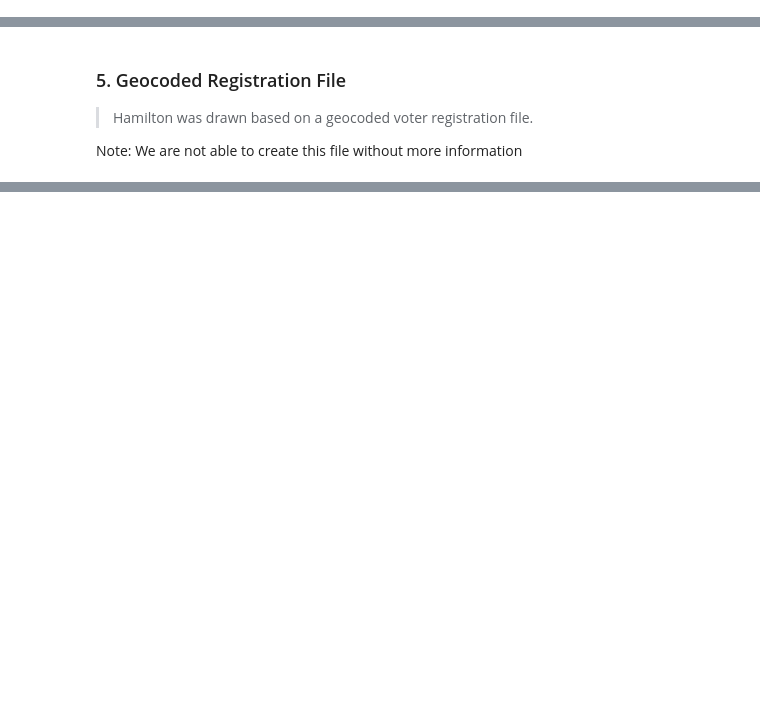
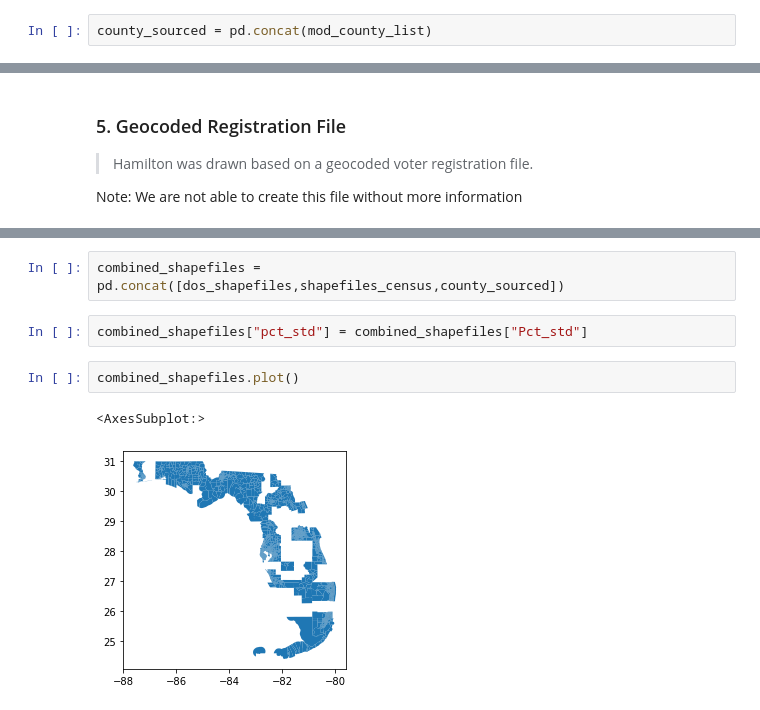
Before and after one commit to nonpartisan-redistricting-datahub/pdv-fl, a Jupyter notebook: vest-fl-2020/vest-fl-20-replication.ipynb, the cells around one changed output, grey strips where cells are left out. Saved outputs shown, nothing was run; the diff lists cells and outputs as text; blank space fills up the shorter version.

```diff
--- a/vest-fl-2020/vest-fl-20-replication.ipynb
+++ b/vest-fl-2020/vest-fl-20-replication.ipynb
@@ -862,0 +1290,2 @@ shapefiles_pasco = gp.read_file("./raw-from-source/shapefiles/counties/Pasco/Pas
+# %%
+county_sourced = pd.concat(mod_county_list)
@@ -1192,0 +1397,9 @@ Note: We are not able to create this file without more information
+# %%
+combined_shapefiles = pd.concat([dos_shapefiles,shapefiles_census,county_sourced])
+# %%
+combined_shapefiles["pct_std"] = combined_shapefiles["Pct_std"]
+# %%
+combined_shapefiles.plot()
+# %% [output]
+<AxesSubplot:>
+[figure, added]
```
Also changed, not shown: parts of 97 cells of this notebook.
